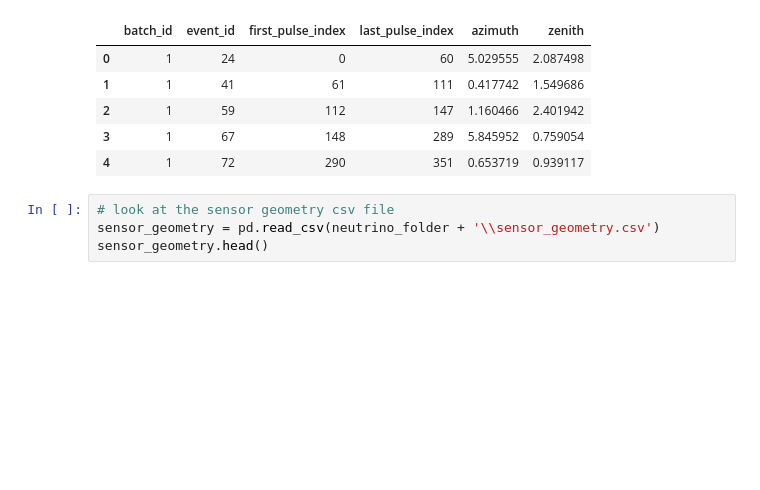
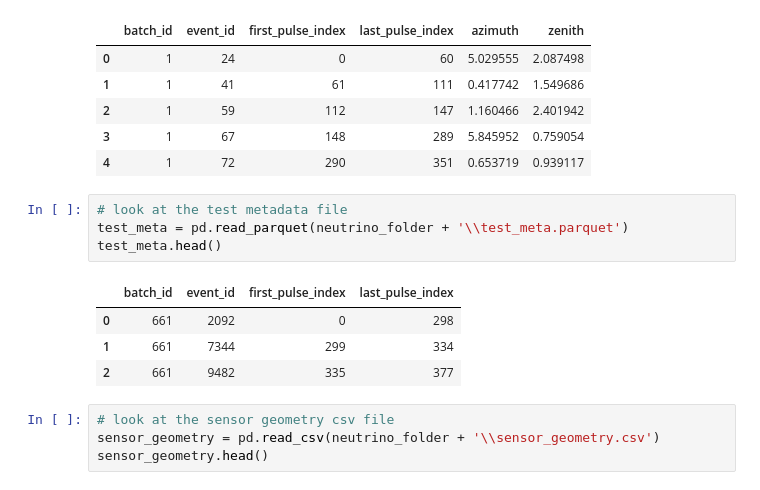
Before and after one commit to iandrorak/Neutrinos-in-Deep-Ice, a Jupyter notebook: LSTMConv.ipynb, the cells around one changed output. Drawn from its saved outputs; the diff is of its cells as text; blank space fills up the shorter version.

```diff
--- a/GNN.ipynb
+++ b/LSTMConv.ipynb
@@ -115,6 +106,15 @@ train_meta.head()
 | 2 | 1 | 59 | 112 | 147 | 1.160466 | 2.401942 |
 | 3 | 1 | 67 | 148 | 289 | 5.845952 | 0.759054 |
 | 4 | 1 | 72 | 290 | 351 | 0.653719 | 0.939117 |
+# %%
+# look at the test metadata file
+test_meta = pd.read_parquet(neutrino_folder + '\\test_meta.parquet')
+test_meta.head()
+# %% [output]
+|  | batch_id | event_id | first_pulse_index | last_pulse_index |
+| 0 | 661 | 2092 | 0 | 298 |
+| 1 | 661 | 7344 | 299 | 334 |
+| 2 | 661 | 9482 | 335 | 377 |
 # %%
 # look at the sensor geometry csv file
 sensor_geometry = pd.read_csv(neutrino_folder + '\\sensor_geometry.csv')
```
Also changed, not shown: parts of 22 cells of this notebook, 2 other files.
